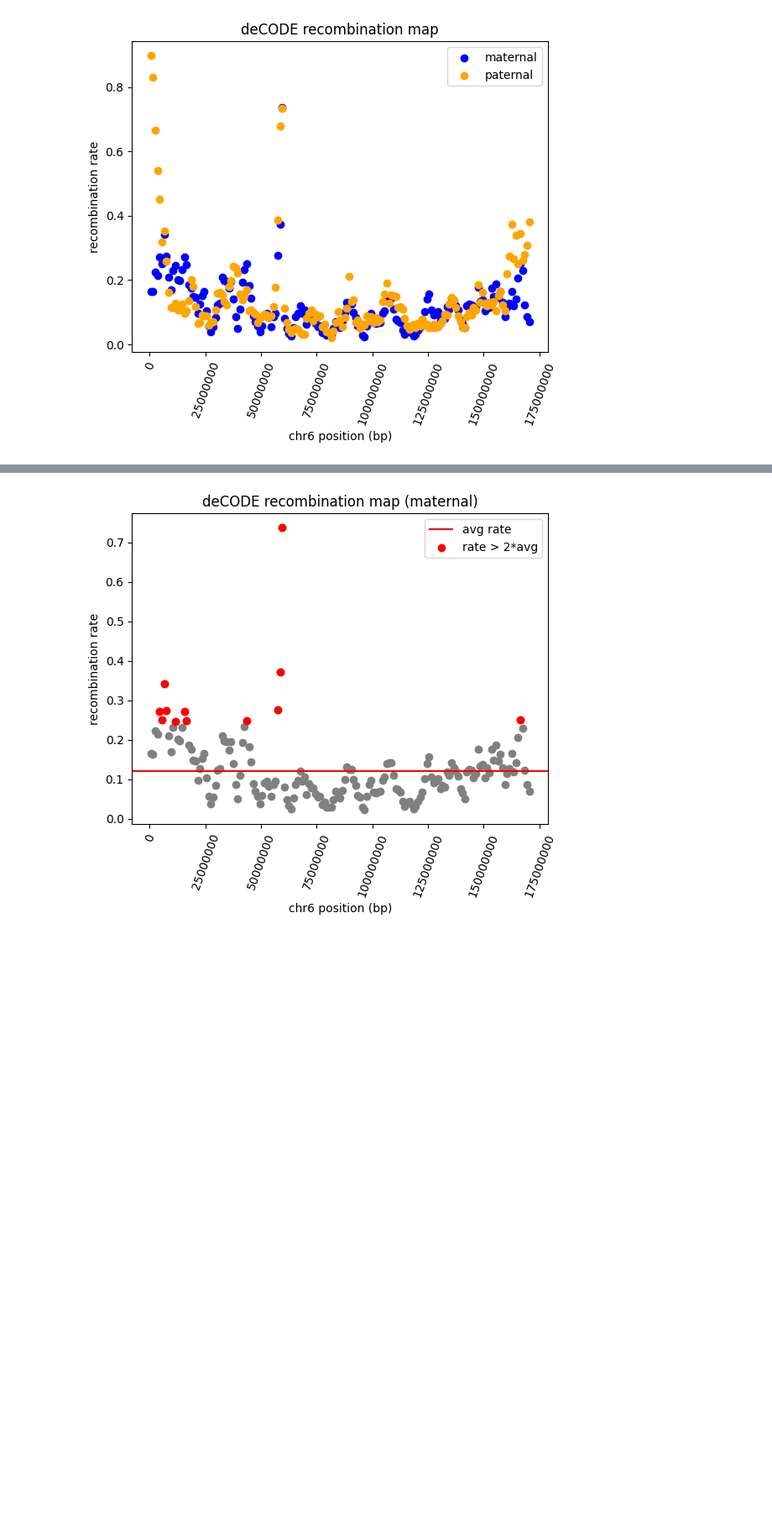
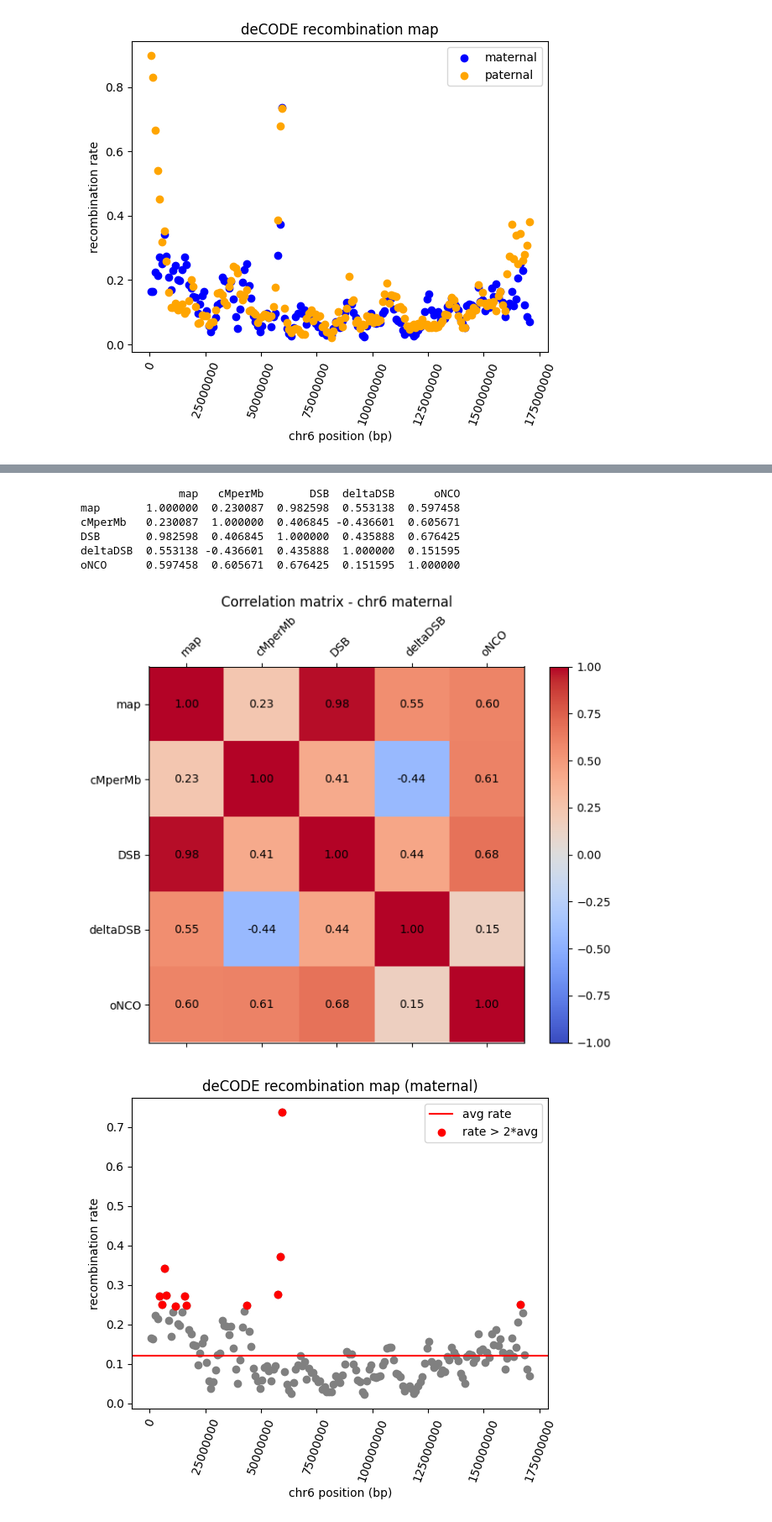
Before and after one commit to jedrzejkubica/Elixir-BH-2025, a Jupyter notebook: haploblock_breakpoints.ipynb, the cells around one changed output, grey strips where cells are left out. Shown: that part at 84% size. Cells and saved outputs as stored; diff of their text form; code cells hidden in the pictures; blank space fills up the shorter version.

Commit message:
haploblock_breakpoints.ipynb : corr in deCODE data

```diff
--- a/haploblock_breakpoints.ipynb
+++ b/haploblock_breakpoints.ipynb
@@ -104,3 +144,31 @@ matplotlib.pyplot.show()
+# %%
+# calculate correlation matrix between map, cMperMb, DSB, deltaDSB, oNCO from maternal map
+corr_matrix = mat_chr[["map", "cMperMb", "DSB", "deltaDSB", "oNCO"]].corr()
+print(corr_matrix)
+
+# plot correlation matrix as heatmap
+fig, ax = matplotlib.pyplot.subplots(1, 1, figsize=(8, 6))
+cax = ax.matshow(corr_matrix, cmap='coolwarm', vmin=-1, vmax=1)
+fig.colorbar(cax)
+ax.set_xticks(numpy.arange(len(corr_matrix.columns)))
+ax.set_yticks(numpy.arange(len(corr_matrix.columns)))
+ax.set_xticklabels(corr_matrix.columns)
+ax.set_yticklabels(corr_matrix.columns)
+matplotlib.pyplot.setp(ax.get_xticklabels(), rotation=45, ha="left", rotation_mode="anchor")
+for i in range(len(corr_matrix.columns)):
+    for j in range(len(corr_matrix.columns)):
+        ax.text(j, i, f"{corr_matrix.iloc[i, j]:.2f}", ha="center", va="center", color="black")
+ax.set_title(f"Correlation matrix - {CHR} maternal")
+matplotlib.pyplot.savefig(f"figures/recomb_map_{CHR}_mat_all_columns_corr.png", bbox_inches='tight')
+matplotlib.pyplot.show()
+# %% [output]
+               map   cMperMb       DSB  deltaDSB      oNCO
+map       1.000000  0.230087  0.982598  0.553138  0.597458
+cMperMb   0.230087  1.000000  0.406845 -0.436601  0.605671
+DSB       0.982598  0.406845  1.000000  0.435888  0.676425
+deltaDSB  0.553138 -0.436601  0.435888  1.000000  0.151595
+oNCO      0.597458  0.605671  0.676425  0.151595  1.000000
+[figure, added]
 # %%
 # find positions with recombination rate > 2*avg
 avg_recomb_rate = numpy.average(recomb_rates)
```
Also changed, not shown: parts of 2 cells of this notebook, 4 other files.
